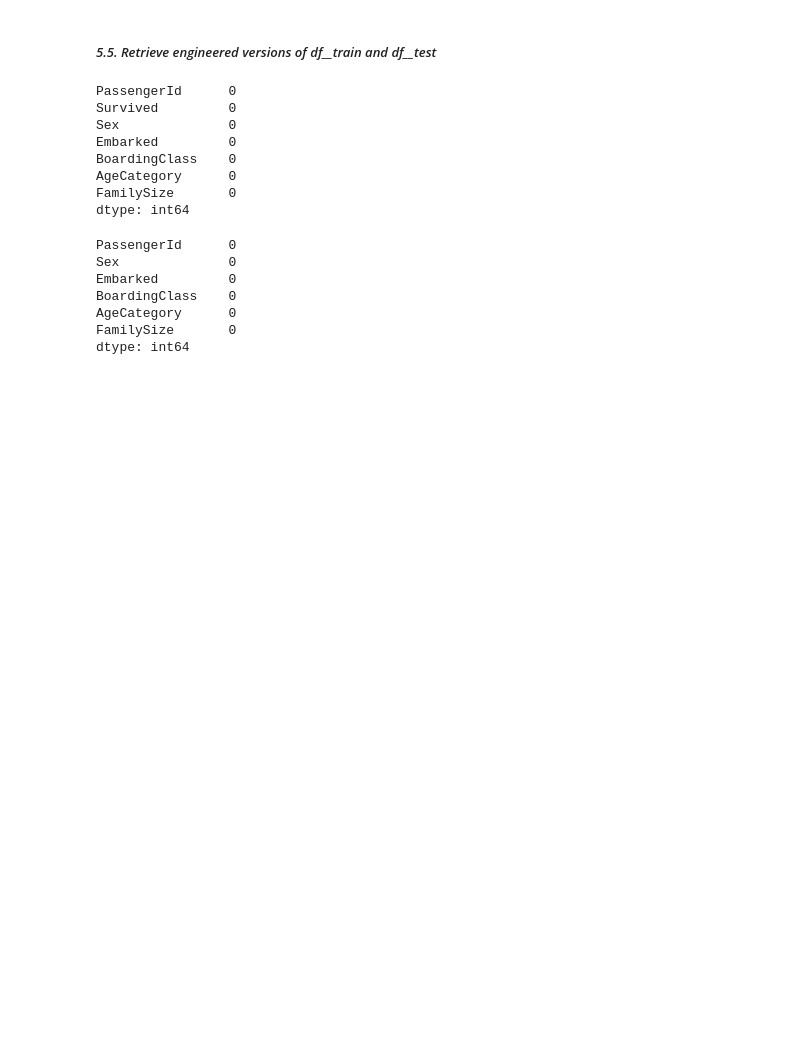
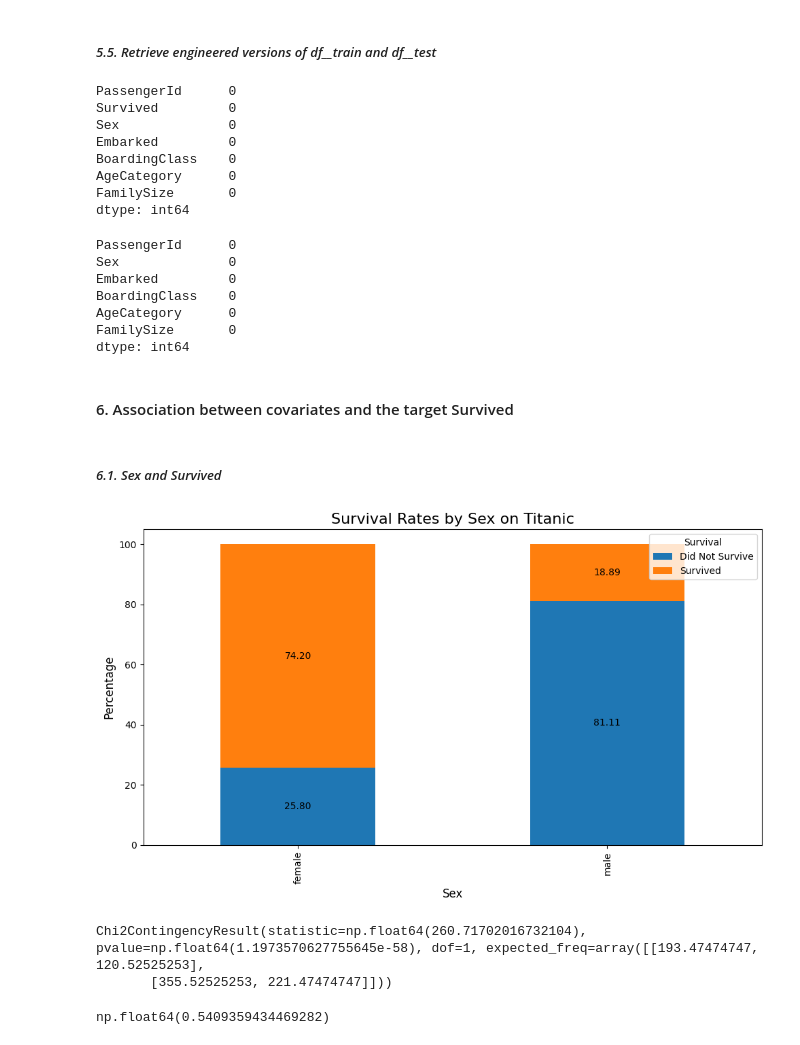
Before and after one commit to foliacouetey/titanic, a Jupyter notebook: PYTHON/scripts/main.ipynb, the cells around one changed output. Saved outputs shown, nothing was run; the diff lists cells and outputs as text; code cells hidden in the pictures; blank space fills up the shorter version.

Commit message:
PYTHON main association between covariates and target

```diff
--- a/PYTHON/scripts/main.ipynb
+++ b/PYTHON/scripts/main.ipynb
@@ -275,4 +268,7 @@ More than half of the passengers on the ship were alone.
 </div>
+# %%
+# Transform "FamilySize" into a qualitative variable with two modalities : "alone", ant "not alone"
+df__titanic["FamilySize"] = df__titanic["FamilySize"].apply(lambda x: "alone" if x == 1 else "not alone")
 # %%
 # Are there missing values in "Fare" ?
 df__titanic[["Fare"]].isnull().sum()
@@ -375,6 +361,3 @@ We decided to rank these cities as "S" < "C" < "Q", concluding that people from
-# %%
-# Order "Embarked" modalities
-df__titanic["Embarked"] = pd.Categorical(df__titanic["Embarked"], categories=["S", "C", "Q"], ordered=True)
 # %%
 # A view of df__titanic at this step
 df__titanic.sample(n=3)
@@ -420,3 +403,29 @@ BoardingClass    0
 AgeCategory      0
 FamilySize       0
 dtype: int64
+# %% [markdown]
+#### 6. Association between covariates and the target Survived
+# %% [markdown]
+##### *6.1. Sex and Survived*
+# %%
+# Create a cross-tab between "Sex" and "Survived"
+df__table = 100 * pd.crosstab(df__engtrain["Sex"], df__engtrain["Survived"], normalize="index")
+
+# Create the stacked bar chart
+ax_object = df__table.plot(kind='bar', stacked=True, figsize=(10, 6))
+
+# Customize the chart
+plt.title('Survival Rates by Sex on Titanic', fontsize=16)
+plt.xlabel('Sex', fontsize=12)
+plt.ylabel('Percentage', fontsize=12)
+plt.legend(['Did Not Survive', 'Survived'], title='Survival', loc='upper right')
+
+# Add value labels on the bars, rounded to two decimal places
+for barcontainer_object in ax_object.containers:
+    ax_object.bar_label(barcontainer_object, label_type='center', fmt='%.2f')
+
+# Adjust layout and display
+plt.tight_layout()
+plt.show()
+# %% [output]
+[figure, added]
@@ -422,0 +435,12 @@ dtype: int64
+# %%
+# Perform a Chi-Square test (risk level of 5%) between "Sex" and "Survived"
+chi2_contingency(pd.crosstab(df__engtrain["Sex"], df__engtrain["Survived"]))
+# %% [output]
+Chi2ContingencyResult(statistic=np.float64(260.71702016732104), pvalue=np.float64(1.1973570627755645e-58), dof=1, expected_freq=array([[193.47474747, 120.52525253],
+       [355.52525253, 221.47474747]]))
+# %%
+# Calculate Cramer's V for effect size : strength of the association between "Sex" and "Survived"
+df__table = pd.crosstab(df__engtrain["Sex"], df__engtrain["Survived"])
+np.sqrt(chi2_contingency(df__table)[0] / (df__table.sum().sum() * (min(df__table.shape) - 1)))
+# %% [output]
+np.float64(0.5409359434469282)
```
Also changed, not shown: parts of 63 cells of this notebook.
